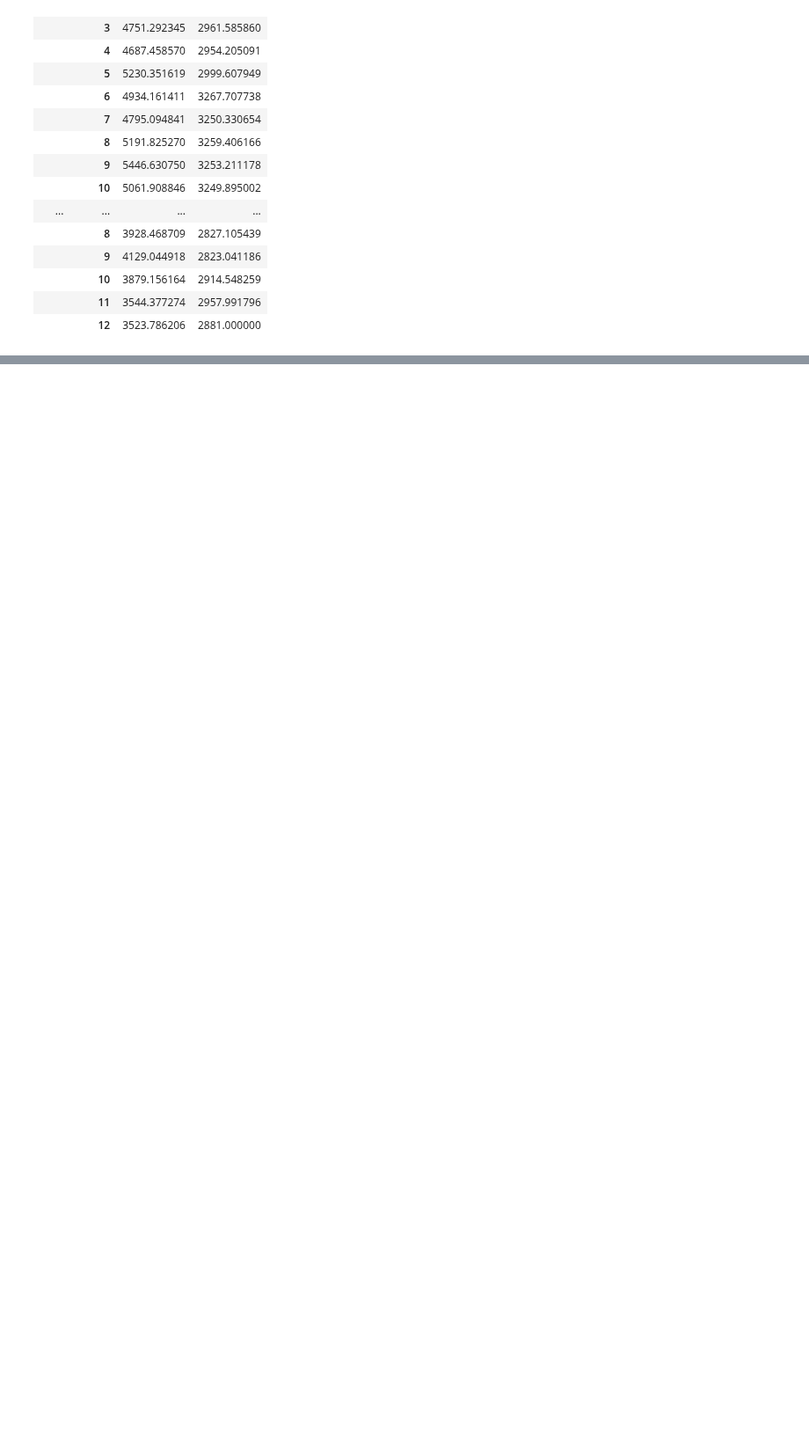
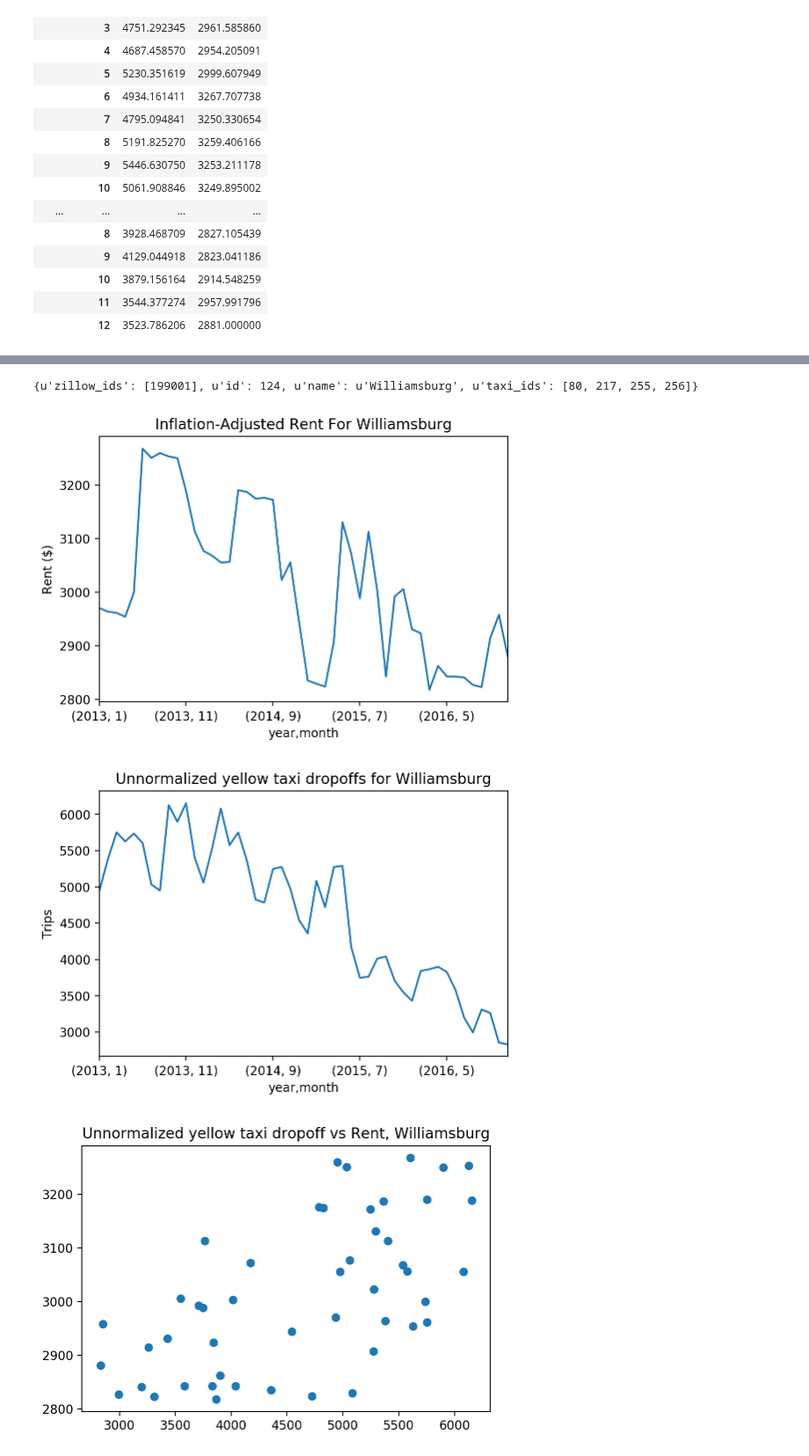
Before and after one commit to ds1004-sp17/ds1004, a Jupyter notebook: deliverable2/rent_hypothesis.ipynb, the cells around one changed output, grey strips where cells are left out. Shown at 88% size. Cells and saved outputs as stored; diff of their text form; code cells hidden in the pictures; blank space fills up the shorter version.

```diff
--- a/deliverable2/rent_hypothesis.ipynb
+++ b/deliverable2/rent_hypothesis.ipynb
@@ -366,0 +352,10 @@ single_location('Williamsburg', zillow_composite, yellow,
+# %%
+single_location('Williamsburg', zillow_composite, yellow_no_norm,
+                'Inflation-Adjusted Rent For Williamsburg',
+                'Unnormalized yellow taxi dropoffs for Williamsburg',
+                'Unnormalized yellow taxi dropoff vs Rent, Williamsburg')
+# %% [output]
+{u'zillow_ids': [199001], u'id': 124, u'name': u'Williamsburg', u'taxi_ids': [80, 217, 255, 256]}
+[figure, added]
+[figure, added]
+[figure, added]
```
Also changed, not shown: parts of 9 cells of this notebook, 2 other files.
